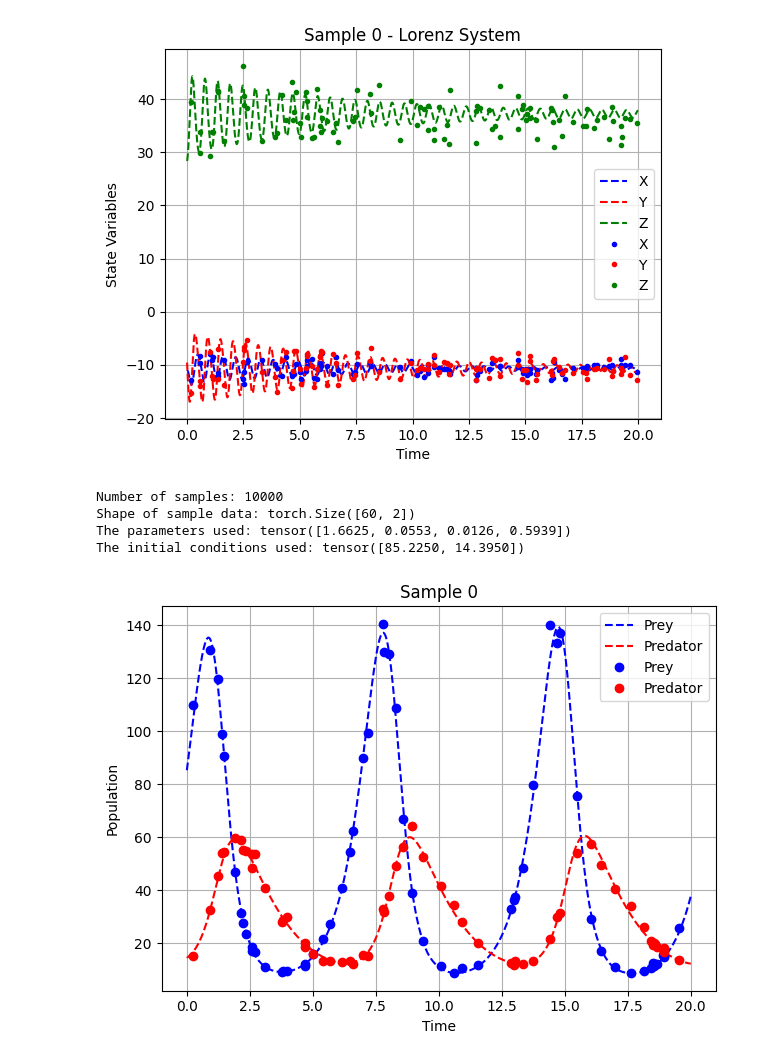
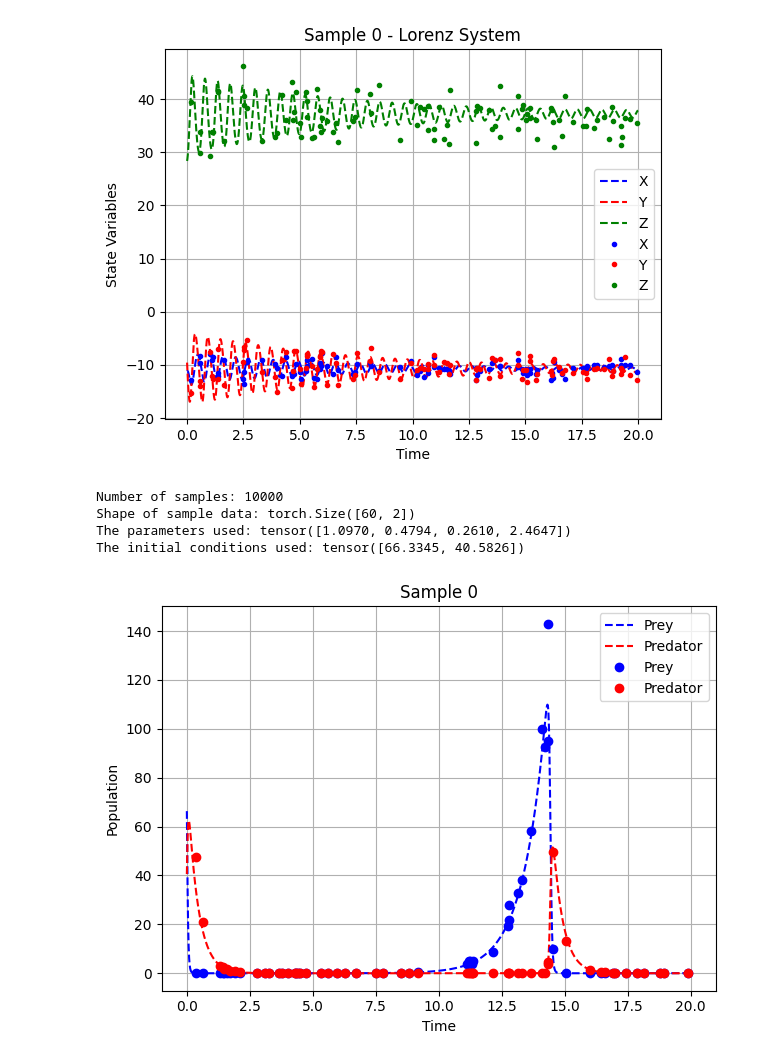
Before and after one commit to Arya-Honarpisheh/DiffSysId, a Jupyter notebook: check.ipynb, the cells around one changed output. Drawn from its saved outputs; the diff is of its cells as text; code cells hidden in the pictures.

```diff
--- a/check.ipynb
+++ b/check.ipynb
@@ -57,41 +57,41 @@ The initial conditions used: tensor([-11.2154,  -9.5935,  28.3610])
 [figure]
 # %%
 # load the dataset
-# seed = 0
-# total_time = 20.0
-# dt = 0.01
-# dataset = torch.load("/home/arya/DiffSysId/data/LotkaVolterra_S_10000_T_20.0_dt_0.001_seq_len_60_seed_0/dataset.pt", weights_only=False)
-# train_loader , valid_loader, test_loader = get_dataloader(dataset, seed=0, nfold=0, batch_size=32)
+seed = 0
+total_time = 20.0
+dt = 0.01
+dataset = torch.load("/home/arya/DiffSysId/data/LotkaVolterra_S_10000_T_20.0_dt_0.001_seq_len_60_seed_0/dataset.pt", weights_only=False)
+train_loader , valid_loader, test_loader = get_dataloader(dataset, seed=0, nfold=0, batch_size=32)
 
 # Get a sample from the train dataset
 batch = next(iter(train_loader))  # Preload the first batch to ensure the dataset is ready
 sample = {k: v[0] for k, v in batch.items()}
 
 # print the number of samples and the shape of the data
 print(f"Number of samples: {len(dataset)}")
 print(f"Shape of sample data: {sample['x'].shape}")
 print(f"The parameters used: {sample['parameters']}")
 print(f"The initial conditions used: {sample['x_init']}")
 
 t_real, x1_real, x2_real = LVModel(sample['x_init'], total_time, dt, sample['parameters'])
 
 # Visualize one sample
 plt.plot(t_real, x1_real, label="Prey", linestyle='--', color='blue')
 plt.plot(t_real, x2_real, label="Predator", linestyle='--', color='red')
 plt.plot(sample['time'], sample['x'][:, 0], label="Prey", marker='o', linestyle='None', color='blue')
 plt.plot(sample['time'], sample['x'][:, 1], label="Predator", marker='o', linestyle='None', color='red')
 plt.title("Sample 0")
 plt.xlabel("Time")
 plt.ylabel("Population")
 plt.legend()
 plt.grid(True)
 plt.tight_layout()
 plt.savefig(f"68712590b501eca7049e50dd/sample_data.pdf", dpi=300, bbox_inches='tight')
 # %% [output]
 Number of samples: 10000
 Shape of sample data: torch.Size([60, 2])
-The parameters used: tensor([1.6625, 0.0553, 0.0126, 0.5939])
-The initial conditions used: tensor([85.2250, 14.3950])
+The parameters used: tensor([1.0970, 0.4794, 0.2610, 2.4647])
+The initial conditions used: tensor([66.3345, 40.5826])
-[figure, old version]
+[figure, new version]
 # %%
 # check a model
```
Also changed, not shown: parts of 1 cell of this notebook, 8 other files.
